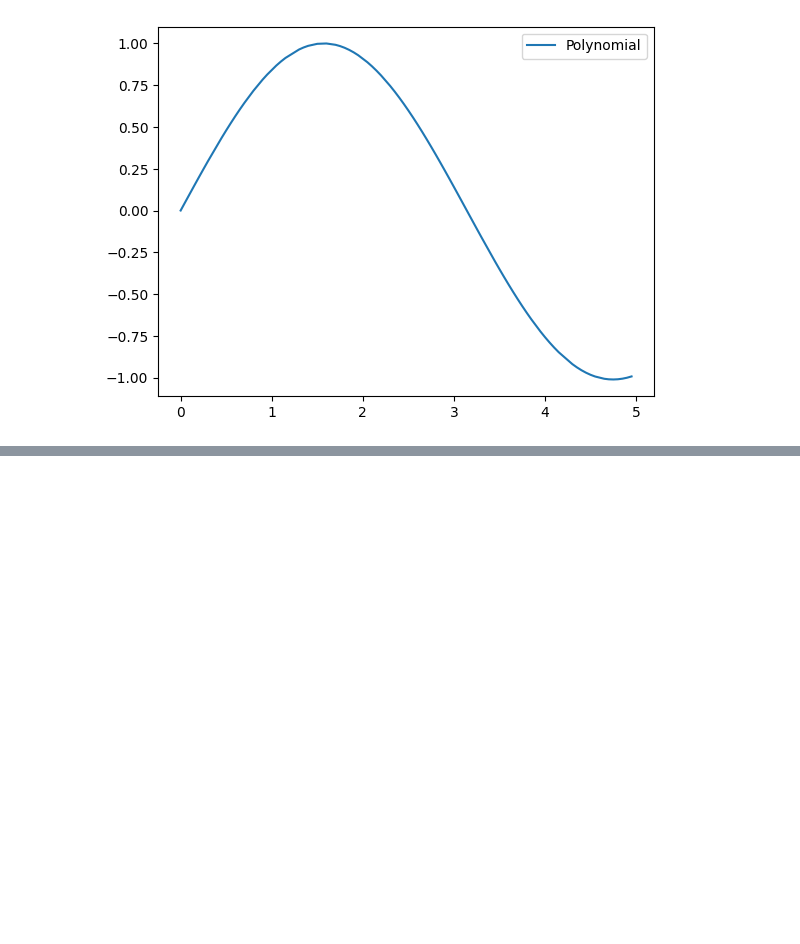
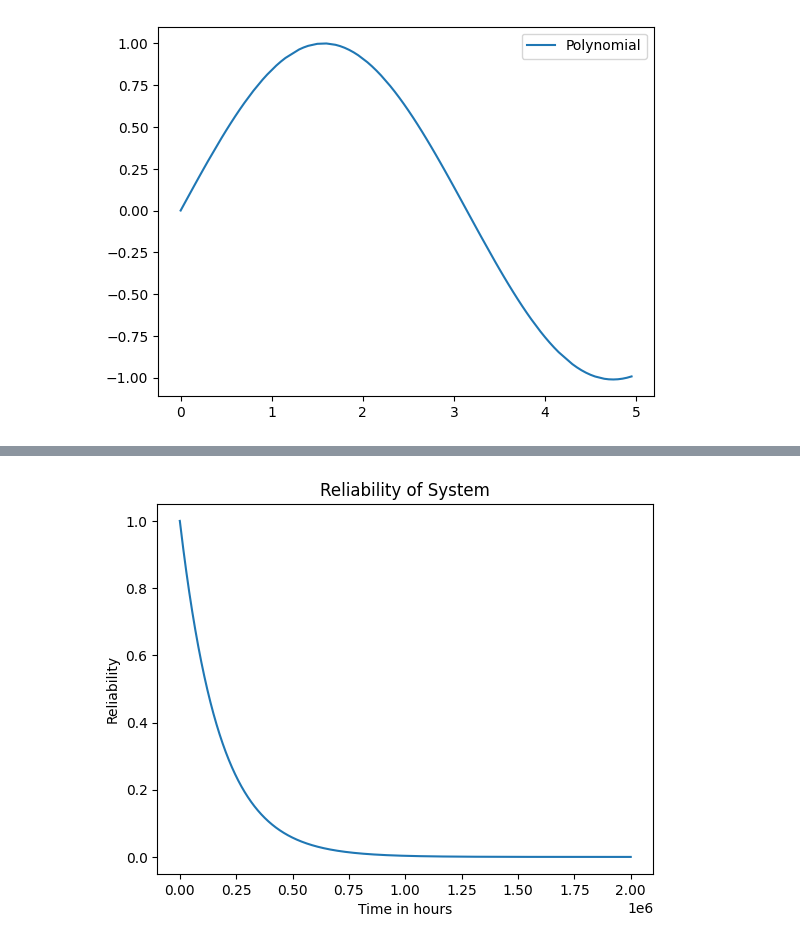
Before and after one commit to manjunathmadakasira/ECE760, a Jupyter notebook: hw2/hw2_sandbox.ipynb, the cells around one changed output, grey strips where cells are left out. Saved outputs shown, nothing was run; the diff lists cells and outputs as text; code cells hidden in the pictures; blank space fills up the shorter version.

```diff
--- a/hw2/hw2_sandbox.ipynb
+++ b/hw2/hw2_sandbox.ipynb
@@ -199,0 +235,8 @@ train_error: 1.8205934274732676 test_error 2626905744.464828
+# %%
+plt.plot(time_axis,reliability , label='Reliability')
+plt.title("Reliability of System")
+plt.xlabel("Time in hours")
+plt.ylabel("Reliability")
+plt.show()
+# %% [output]
+[figure, added]
```
Also changed, not shown: parts of 2 cells of this notebook, 10 other files.
